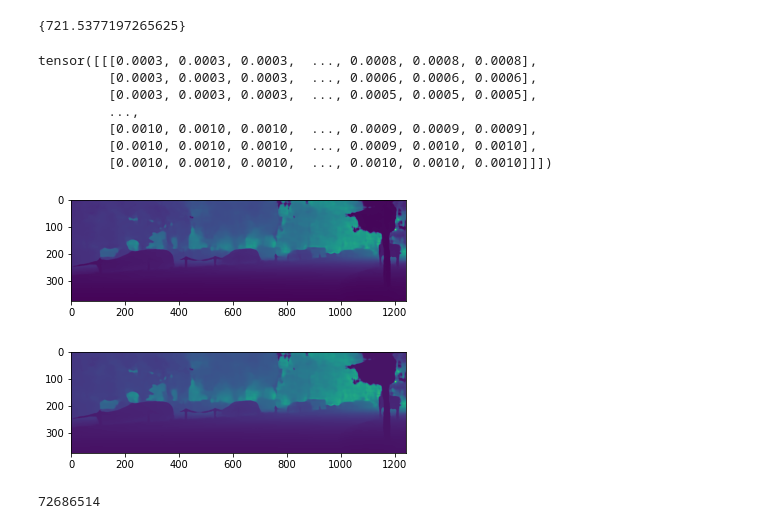
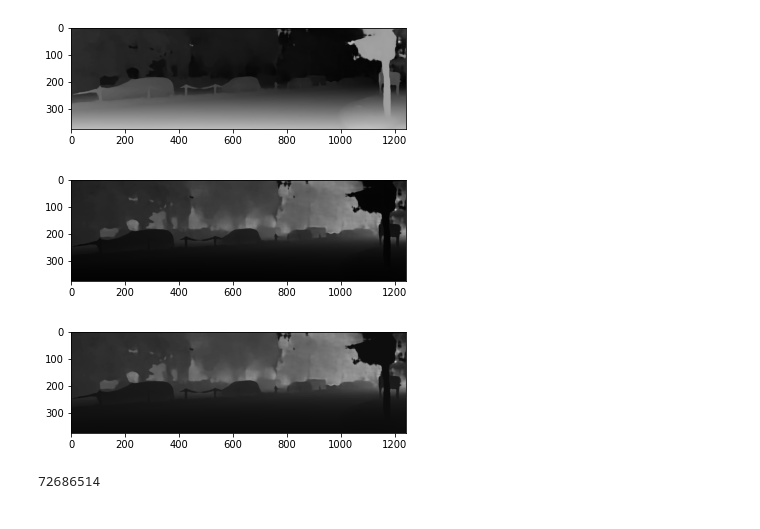
Before and after one commit to shreyas23/cnet, a Jupyter notebook: train.ipynb, the cells around one changed output. Cells and saved outputs as stored; diff of their text form; code cells hidden in the pictures.

```diff
--- a/train.ipynb
+++ b/train.ipynb
@@ -50,28 +44,20 @@ for i in range(len(train_dataset)):
-# %%
-yee
-# %% [output]
-{721.5377197265625}
 # %%
 %autoreload
 from losses import _disp2depth_kitti_K, _apply_disparity
 
 disp = torch.tensor(plt.imread('../PSMNet/Test_disparity.png') / 255.)
-depth_img = _disp2depth_kitti_K(x, torch.tensor([721.5377])).squeeze()
+plt.imshow(disp, cmap='gray')
+plt.show()
+depth_img = _disp2depth_kitti_K(disp, torch.tensor([721.5377])).squeeze()
 depth_img_r = _apply_disparity(depth_img.unsqueeze(0).unsqueeze(0), disp.unsqueeze(0).unsqueeze(0))
-plt.imshow(depth_img)
+plt.imshow(depth_img, cmap='gray')
 plt.show()
-plt.imshow(depth_img_r.squeeze())
+plt.imshow(depth_img_r.squeeze(), cmap='gray')
 plt.show()
 # %% [output]
-tensor([[[0.0003, 0.0003, 0.0003,  ..., 0.0008, 0.0008, 0.0008],
-         [0.0003, 0.0003, 0.0003,  ..., 0.0006, 0.0006, 0.0006],
-         [0.0003, 0.0003, 0.0003,  ..., 0.0005, 0.0005, 0.0005],
-         ...,
-         [0.0010, 0.0010, 0.0010,  ..., 0.0009, 0.0009, 0.0009],
-         [0.0010, 0.0010, 0.0010,  ..., 0.0009, 0.0010, 0.0010],
-         [0.0010, 0.0010, 0.0010,  ..., 0.0010, 0.0010, 0.0010]]])
-[figure, old version]
+[figure, new version]
-[figure, old version]
+[figure, new version]
+[figure, added]
 # %%
 %autoreload
 
```
Also changed, not shown: parts of 3 cells of this notebook, 5 other files.
